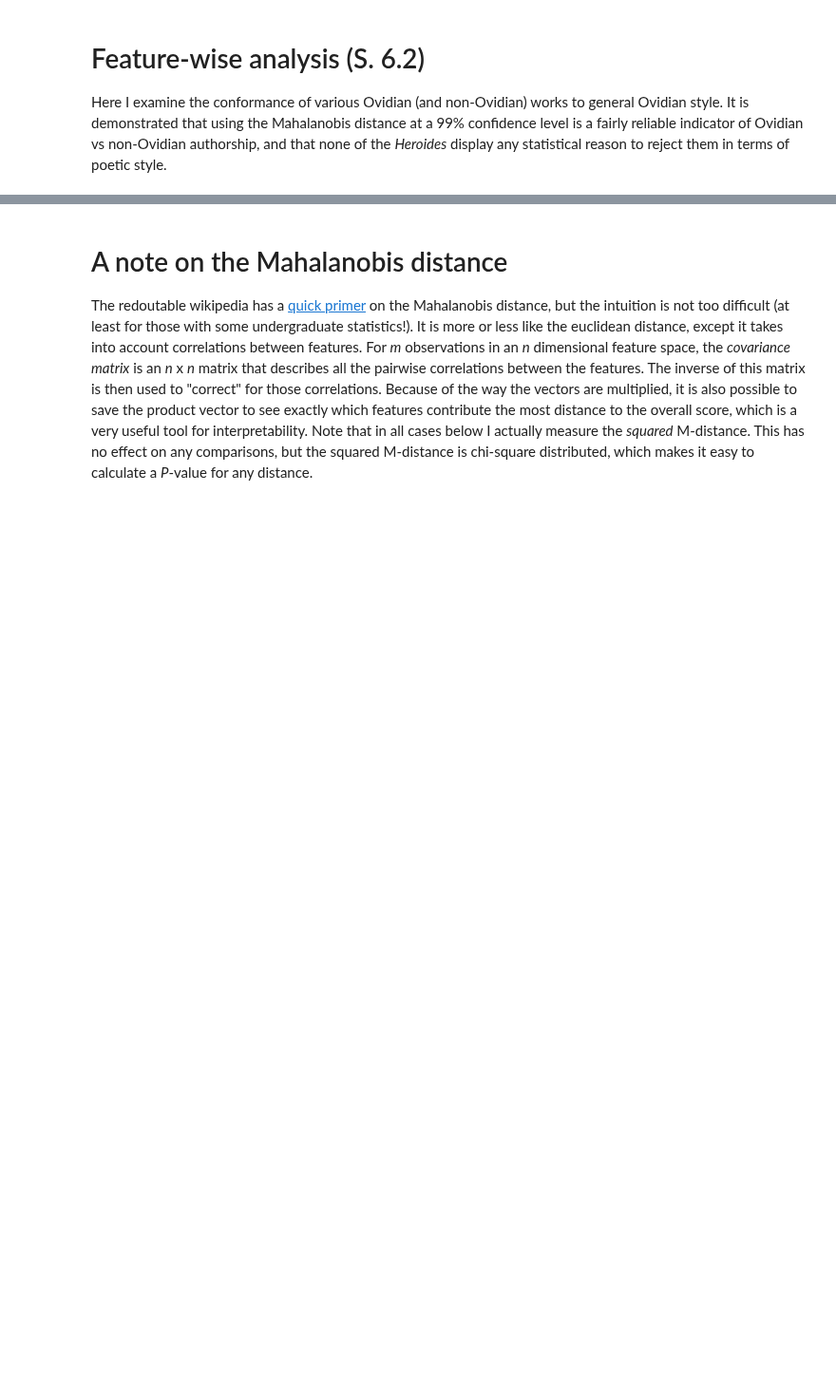
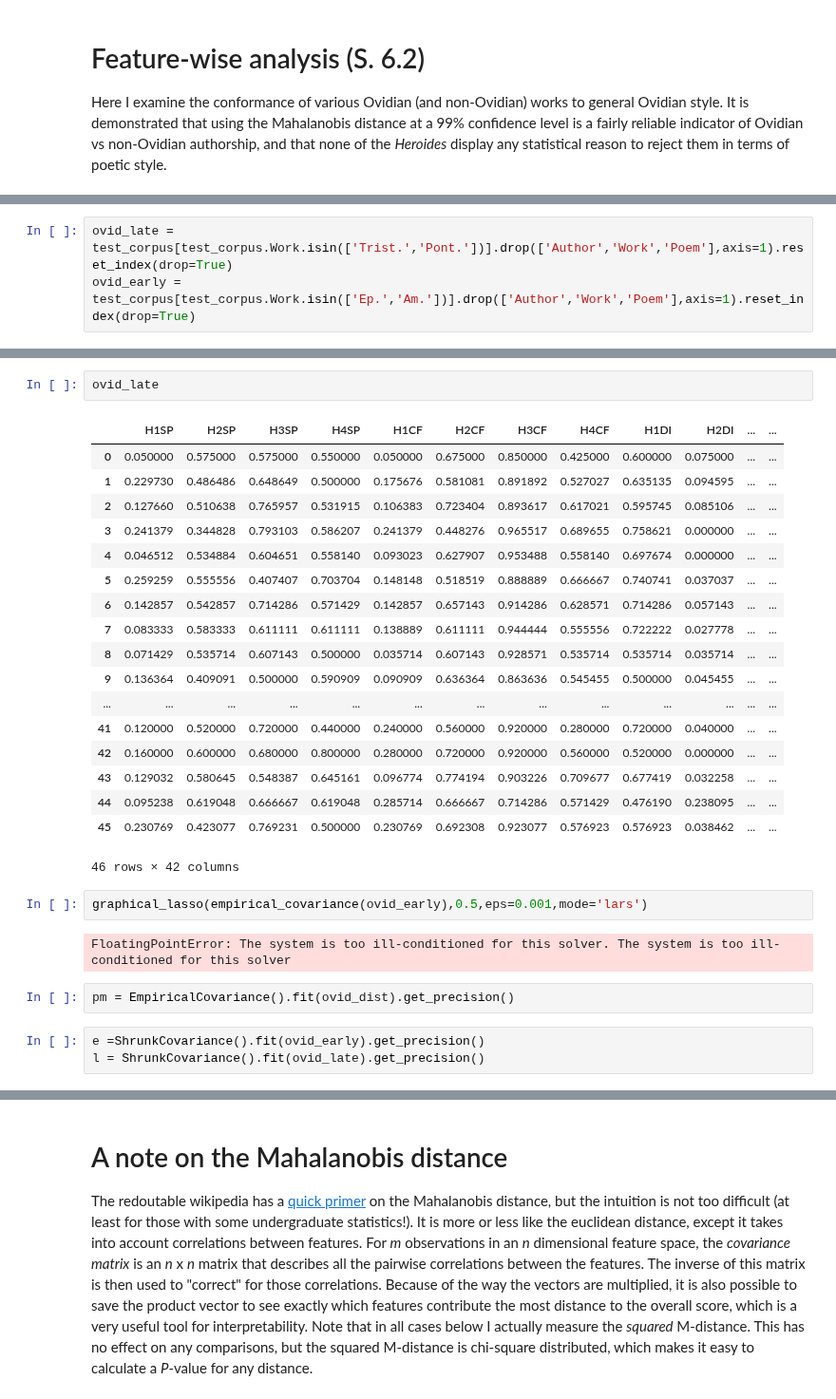
Before and after one commit to bnagy/nux-paper, a Jupyter notebook: repro/eleg_maha.ipynb, the cells around one changed output, grey strips where cells are left out. Shown at 95% size. Drawn from its saved outputs; the diff is of its cells as text; blank space fills up the shorter version.

```diff
--- a/repro/eleg_maha.ipynb
+++ b/repro/eleg_maha.ipynb
@@ -71,0 +83,3 @@ vecs_trim = elegy.vectorise_babs(trim)
+# %%
+ovid_late = test_corpus[test_corpus.Work.isin(['Trist.','Pont.'])].drop(['Author','Work','Poem'],axis=1).reset_index(drop=True)
+ovid_early = test_corpus[test_corpus.Work.isin(['Ep.','Am.'])].drop(['Author','Work','Poem'],axis=1).reset_index(drop=True)
@@ -71,0 +150,30 @@ vecs_trim = elegy.vectorise_babs(trim)
+# %%
+ovid_late
+# %% [output]
+|  | H1SP | H2SP | H3SP | H4SP | H1CF | H2CF | H3CF | H4CF | H1DI | H2DI | ... | ... |
+| 0 | 0.050000 | 0.575000 | 0.575000 | 0.550000 | 0.050000 | 0.675000 | 0.850000 | 0.425000 | 0.600000 | 0.075000 | ... | ... |
+| 1 | 0.229730 | 0.486486 | 0.648649 | 0.500000 | 0.175676 | 0.581081 | 0.891892 | 0.527027 | 0.635135 | 0.094595 | ... | ... |
+| 2 | 0.127660 | 0.510638 | 0.765957 | 0.531915 | 0.106383 | 0.723404 | 0.893617 | 0.617021 | 0.595745 | 0.085106 | ... | ... |
+| 3 | 0.241379 | 0.344828 | 0.793103 | 0.586207 | 0.241379 | 0.448276 | 0.965517 | 0.689655 | 0.758621 | 0.000000 | ... | ... |
+| 4 | 0.046512 | 0.534884 | 0.604651 | 0.558140 | 0.093023 | 0.627907 | 0.953488 | 0.558140 | 0.697674 | 0.000000 | ... | ... |
+| 5 | 0.259259 | 0.555556 | 0.407407 | 0.703704 | 0.148148 | 0.518519 | 0.888889 | 0.666667 | 0.740741 | 0.037037 | ... | ... |
+| 6 | 0.142857 | 0.542857 | 0.714286 | 0.571429 | 0.142857 | 0.657143 | 0.914286 | 0.628571 | 0.714286 | 0.057143 | ... | ... |
+| 7 | 0.083333 | 0.583333 | 0.611111 | 0.611111 | 0.138889 | 0.611111 | 0.944444 | 0.555556 | 0.722222 | 0.027778 | ... | ... |
+| 8 | 0.071429 | 0.535714 | 0.607143 | 0.500000 | 0.035714 | 0.607143 | 0.928571 | 0.535714 | 0.535714 | 0.035714 | ... | ... |
+| 9 | 0.136364 | 0.409091 | 0.500000 | 0.590909 | 0.090909 | 0.636364 | 0.863636 | 0.545455 | 0.500000 | 0.045455 | ... | ... |
+| ... | ... | ... | ... | ... | ... | ... | ... | ... | ... | ... | ... | ... |
+| 41 | 0.120000 | 0.520000 | 0.720000 | 0.440000 | 0.240000 | 0.560000 | 0.920000 | 0.280000 | 0.720000 | 0.040000 | ... | ... |
+| 42 | 0.160000 | 0.600000 | 0.680000 | 0.800000 | 0.280000 | 0.720000 | 0.920000 | 0.560000 | 0.520000 | 0.000000 | ... | ... |
+| 43 | 0.129032 | 0.580645 | 0.548387 | 0.645161 | 0.096774 | 0.774194 | 0.903226 | 0.709677 | 0.677419 | 0.032258 | ... | ... |
+| 44 | 0.095238 | 0.619048 | 0.666667 | 0.619048 | 0.285714 | 0.666667 | 0.714286 | 0.571429 | 0.476190 | 0.238095 | ... | ... |
+| 45 | 0.230769 | 0.423077 | 0.769231 | 0.500000 | 0.230769 | 0.692308 | 0.923077 | 0.576923 | 0.576923 | 0.038462 | ... | ... |
+46 rows × 42 columns
+# %%
+graphical_lasso(empirical_covariance(ovid_early),0.5,eps=0.001,mode='lars')
+# %% [output]
+FloatingPointError: The system is too ill-conditioned for this solver. The system is too ill-conditioned for this solver
+# %%
+pm = EmpiricalCovariance().fit(ovid_dist).get_precision()
+# %%
+e =ShrunkCovariance().fit(ovid_early).get_precision()
+l = ShrunkCovariance().fit(ovid_late).get_precision()
```
Also changed, not shown: parts of 31 cells of this notebook.
